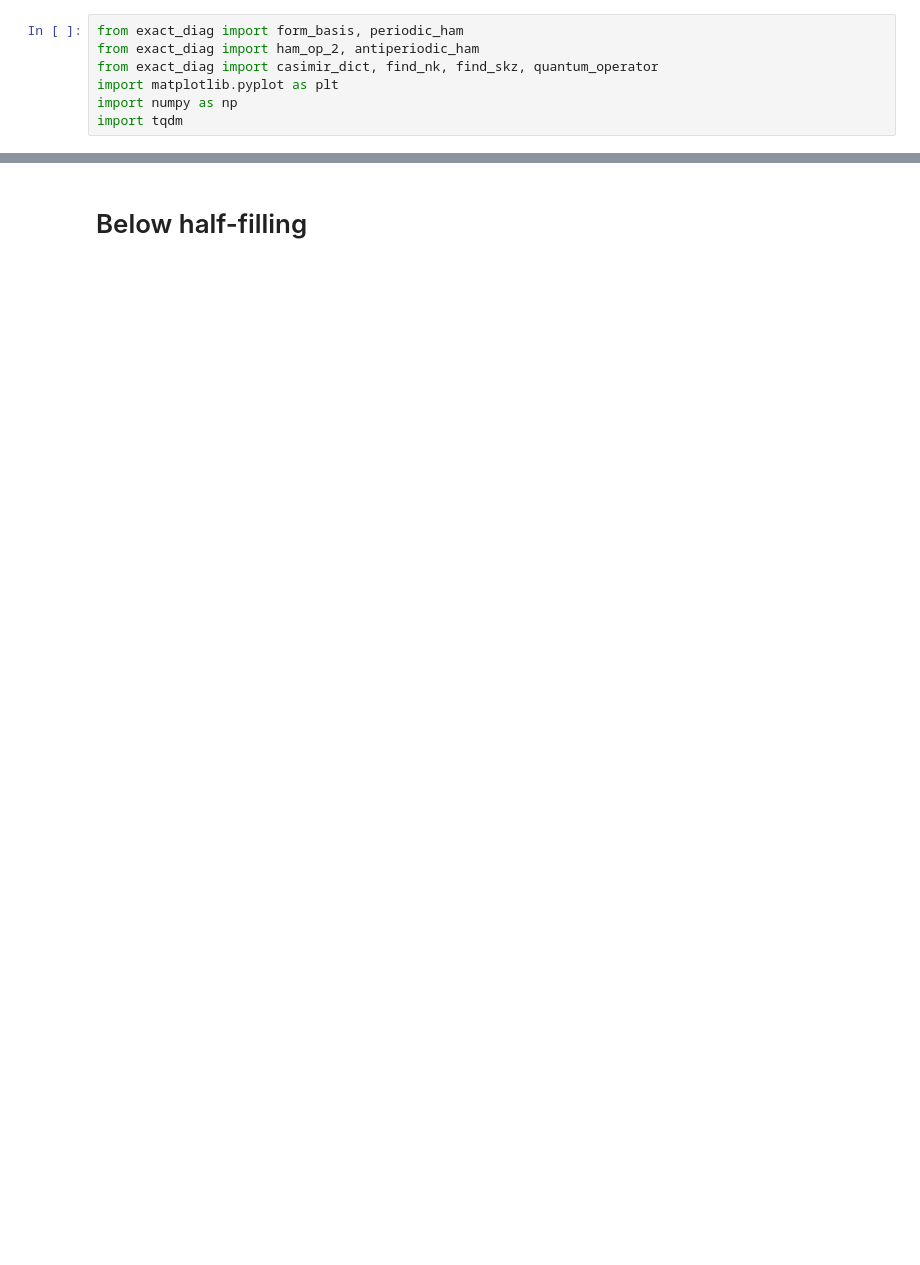
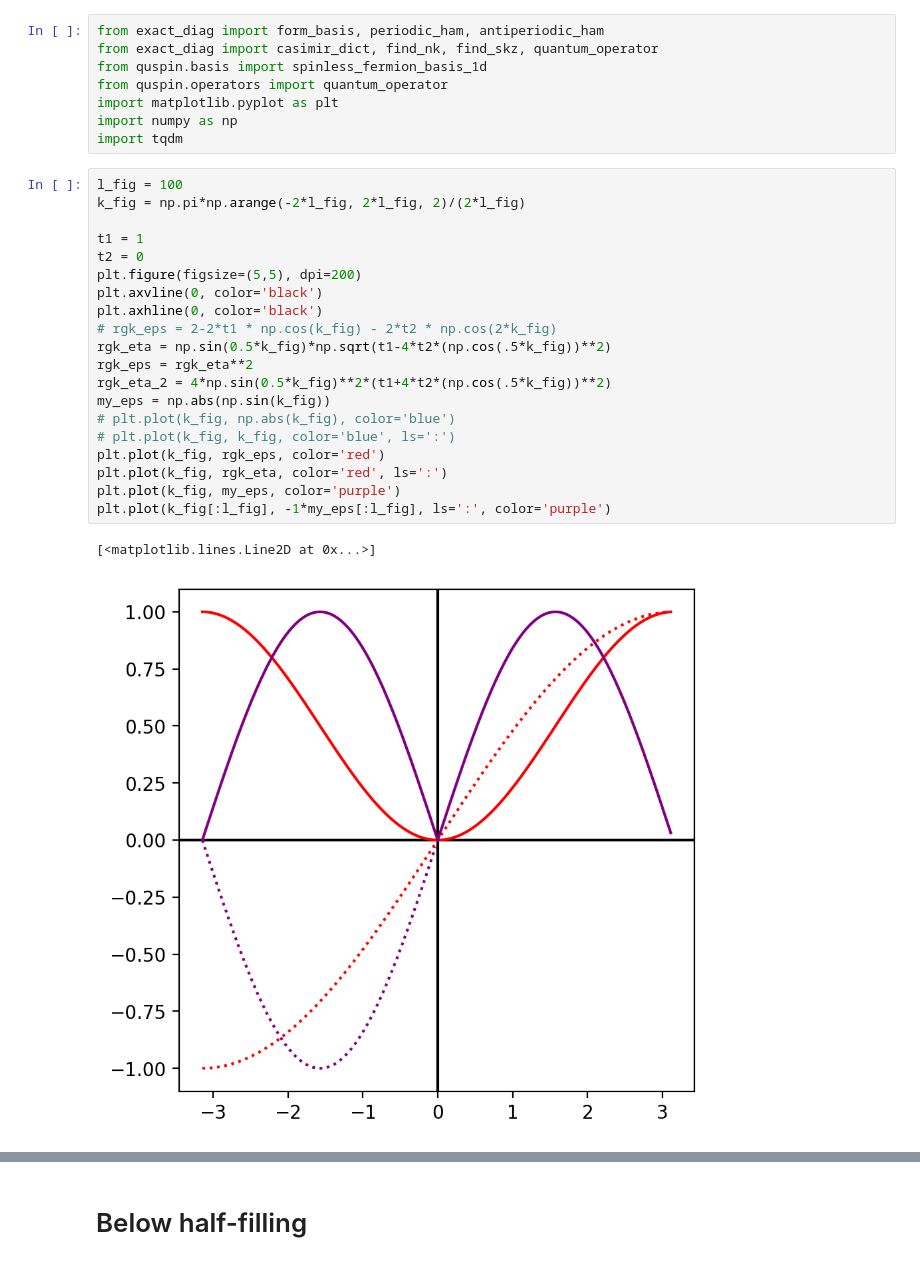
Before and after one commit to wholdhus/so5-richardson-gaudin, a Jupyter notebook: periodic_check.ipynb, the cells around one changed output, grey strips where cells are left out. Cells and saved outputs as stored; diff of their text form; blank space fills up the shorter version.

```diff
--- a/periodic_check.ipynb
+++ b/periodic_check.ipynb
@@ -1,10 +1,34 @@
 # %%
-from exact_diag import form_basis, periodic_ham
-from exact_diag import ham_op_2, antiperiodic_ham
+from exact_diag import form_basis, periodic_ham, antiperiodic_ham
 from exact_diag import casimir_dict, find_nk, find_skz, quantum_operator
+from quspin.basis import spinless_fermion_basis_1d
+from quspin.operators import quantum_operator
 import matplotlib.pyplot as plt
 import numpy as np
 import tqdm
+# %%
+l_fig = 100
+k_fig = np.pi*np.arange(-2*l_fig, 2*l_fig, 2)/(2*l_fig)
+
+t1 = 1
+t2 = 0
+plt.figure(figsize=(5,5), dpi=200)
+plt.axvline(0, color='black')
+plt.axhline(0, color='black')
+# rgk_eps = 2-2*t1 * np.cos(k_fig) - 2*t2 * np.cos(2*k_fig)
+rgk_eta = np.sin(0.5*k_fig)*np.sqrt(t1-4*t2*(np.cos(.5*k_fig))**2)
+rgk_eps = rgk_eta**2
+rgk_eta_2 = 4*np.sin(0.5*k_fig)**2*(t1+4*t2*(np.cos(.5*k_fig))**2)
+my_eps = np.abs(np.sin(k_fig))
+# plt.plot(k_fig, np.abs(k_fig), color='blue')
+# plt.plot(k_fig, k_fig, color='blue', ls=':')
+plt.plot(k_fig, rgk_eps, color='red')
+plt.plot(k_fig, rgk_eta, color='red', ls=':')
+plt.plot(k_fig, my_eps, color='purple')
+plt.plot(k_fig[:l_fig], -1*my_eps[:l_fig], ls=':', color='purple')
+# %% [output]
+[<matplotlib.lines.Line2D at 0x...>]
+[figure, added]
 # %%
 l = 4
 k_peri = np.pi*np.arange(-2*l, 2*l, 2)/(2*l)
```
Also changed, not shown: parts of 15 cells of this notebook, 5 other files.
